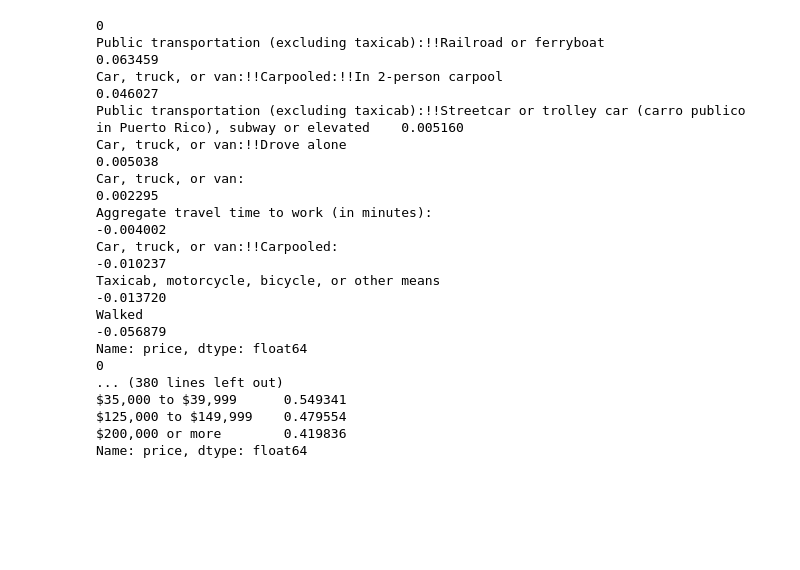
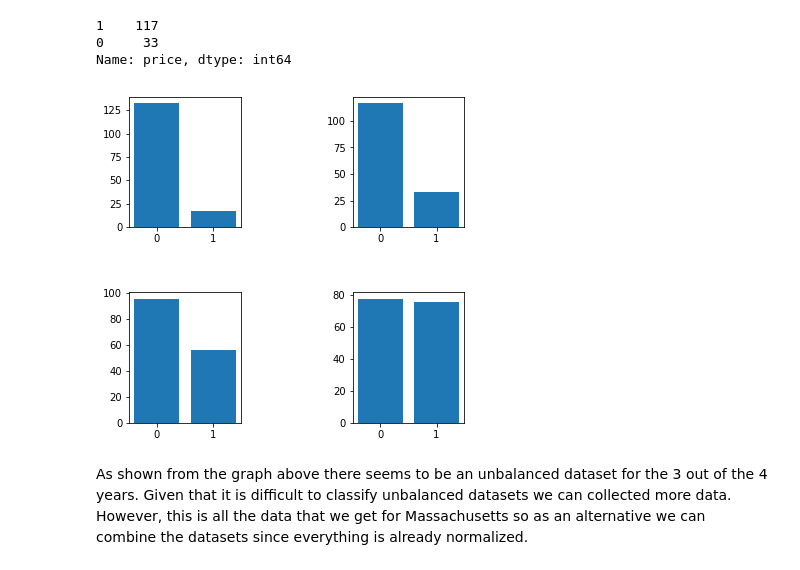
Before and after one commit to jla2689/Collecting-Census-Data, a Jupyter notebook: Census_data.ipynb, the cells around one changed output. Saved outputs shown, nothing was run; the diff lists cells and outputs as text; code cells hidden in the pictures; blank space fills up the shorter version.

```diff
--- a/Census_data.ipynb
+++ b/Census_data.ipynb
@@ -159,32 +315,24 @@ def percent_change_from_last_year(dic_of_dic, start_year, end_year):
             percent_change = sub_df.divide(dic_of_dic[key][year-1], axis = 0) * 100
             new_dic[key][year] = percent_change
     return new_dic
+# %%
+pickle_in = open('census_df_with_price_no_na', 'rb')
+df_no_na = pickle.load(pickle_in)
 # %%
-percent_change = percent_change_from_last_year(zillow_df, 2011, 2015)
+percent_change = percent_change_from_last_year(df_no_na, 2011, 2015)
-# %%
-#identify features that may correlate with price change
-def features(dic_of_df, start_year, end_year):
-    for key in dic_of_df:
-        for year in range(start_year,end_year+1):
-            df = dic_of_df[key][year]
-            print df.corr(method='pearson').loc[:,'price'].sort_values(ascending = False)[1:10]
-
-features(percent_change, 2012, 2015)
-# %% [output]
-0
-Public transportation (excluding taxicab):!!Railroad or ferryboat                                                          0.063459
-Car, truck, or van:!!Carpooled:!!In 2-person carpool                                                                       0.046027
-Public transportation (excluding taxicab):!!Streetcar or trolley car (carro publico in Puerto Rico), subway or elevated    0.005160
-Car, truck, or van:!!Drove alone                                                                                           0.005038
-Car, truck, or van:                                                                                                        0.002295
-Aggregate travel time to work (in minutes):                                                                               -0.004002
-Car, truck, or van:!!Carpooled:                                                                                           -0.010237
-Taxicab, motorcycle, bicycle, or other means                                                                              -0.013720
-Walked                                                                                                                    -0.056879
-Name: price, dtype: float64
-0
-... (380 lines left out)
-$35,000 to $39,999      0.549341
-$125,000 to $149,999    0.479554
-$200,000 or more        0.419836
-Name: price, dtype: float64
+# %%
+def merge_df_based_on_year(dic_of_df, start_year, end_year):
+    list_of_df = []
+    for y in range(start_year, end_year+1):
+        year_df = []
+        for k in dic_of_df:
+            year_df.append(dic_of_df[k][y].iloc[:,:-1])
+            price = dic_of_df[k][y].loc[:,'price']
+        year_df.append(price)
+        result = pd.concat(year_df, axis=1)
+        result = result.fillna(0)
+        result = result.reset_index()
+        list_of_df.append(result)
+    return list_of_df
+
+l_of_d = merge_df_based_on_year(percent_change, 2012, 2015)
@@ -190,0 +345,25 @@ Name: price, dtype: float64
+# %%
+fig, axs = plt.subplots(2,5, figsize=(15, 6), facecolor='w', edgecolor='k')
+fig.subplots_adjust(hspace = .5, wspace=.001)
+
+axs = axs.ravel()
+
+for i in range(10):
+
+    axs[i].contourf(np.random.rand(10,10),5,cmap=plt.cm.Oranges)
+    axs[i].set_title(str(250+i))
+# %% [output]
+1    117
+0     33
+Name: price, dtype: int64
+# %%
+#plot price distribution
+fig, axs = plt.subplots(2, len(l_of_d)/2, figsize = (6,6))
+fig.subplots_adjust(hspace = .5, wspace= 1)
+axs = axs.ravel()
+for i in range(len(l_of_d)):
+    axs[i].bar([0,1] ,l_of_d[i]['price'].value_counts())
+# %% [output]
+[figure, added]
+# %% [markdown]
+As shown from the graph above there seems to be an unbalanced dataset for the 3 out of the 4 years. Given that it is difficult to classify unbalanced datasets we can collected more data. However, this is all the data that we get for Massachusetts so as an alternative we can combine the datasets since everything is already normalized.
```
Also changed, not shown: parts of 38 cells of this notebook.
